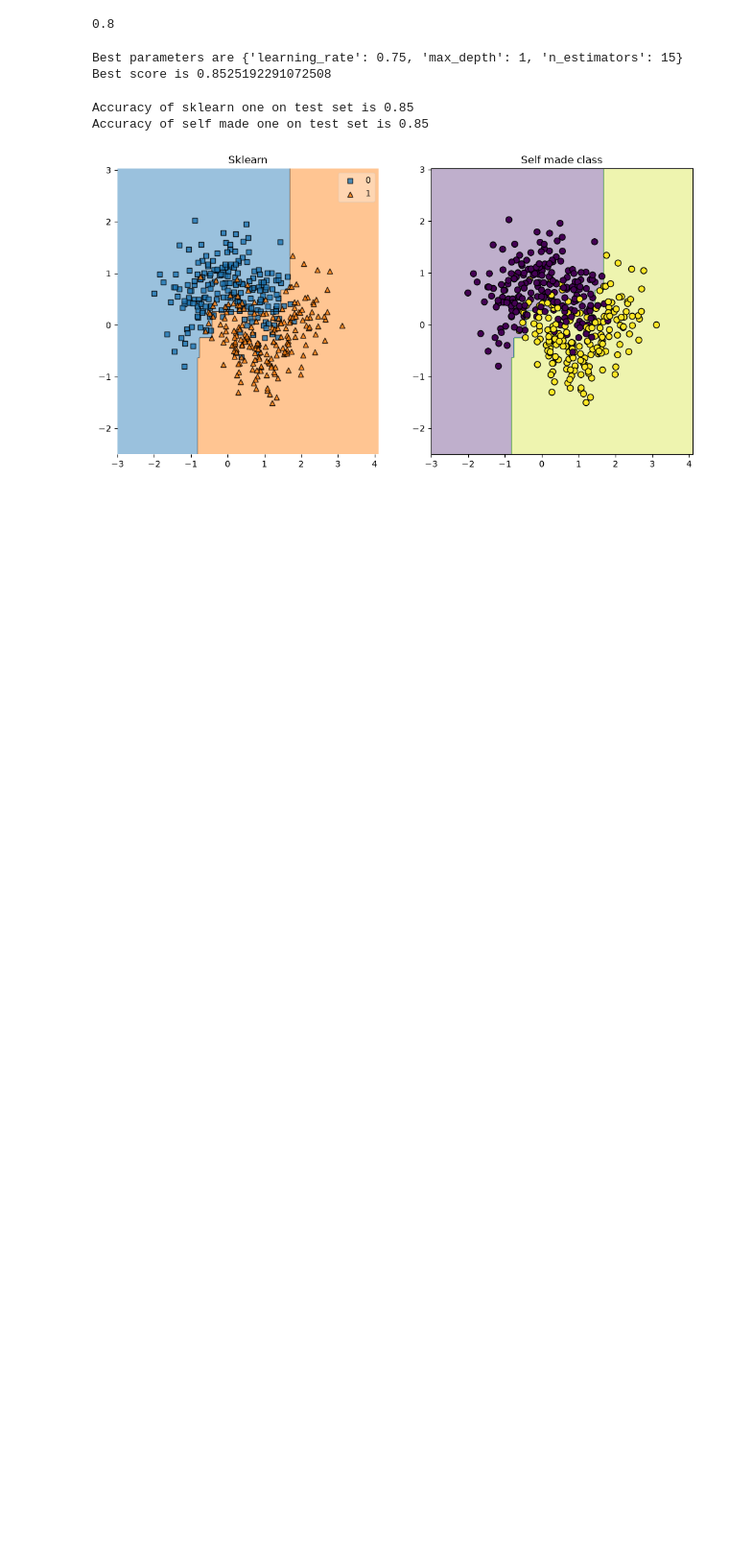
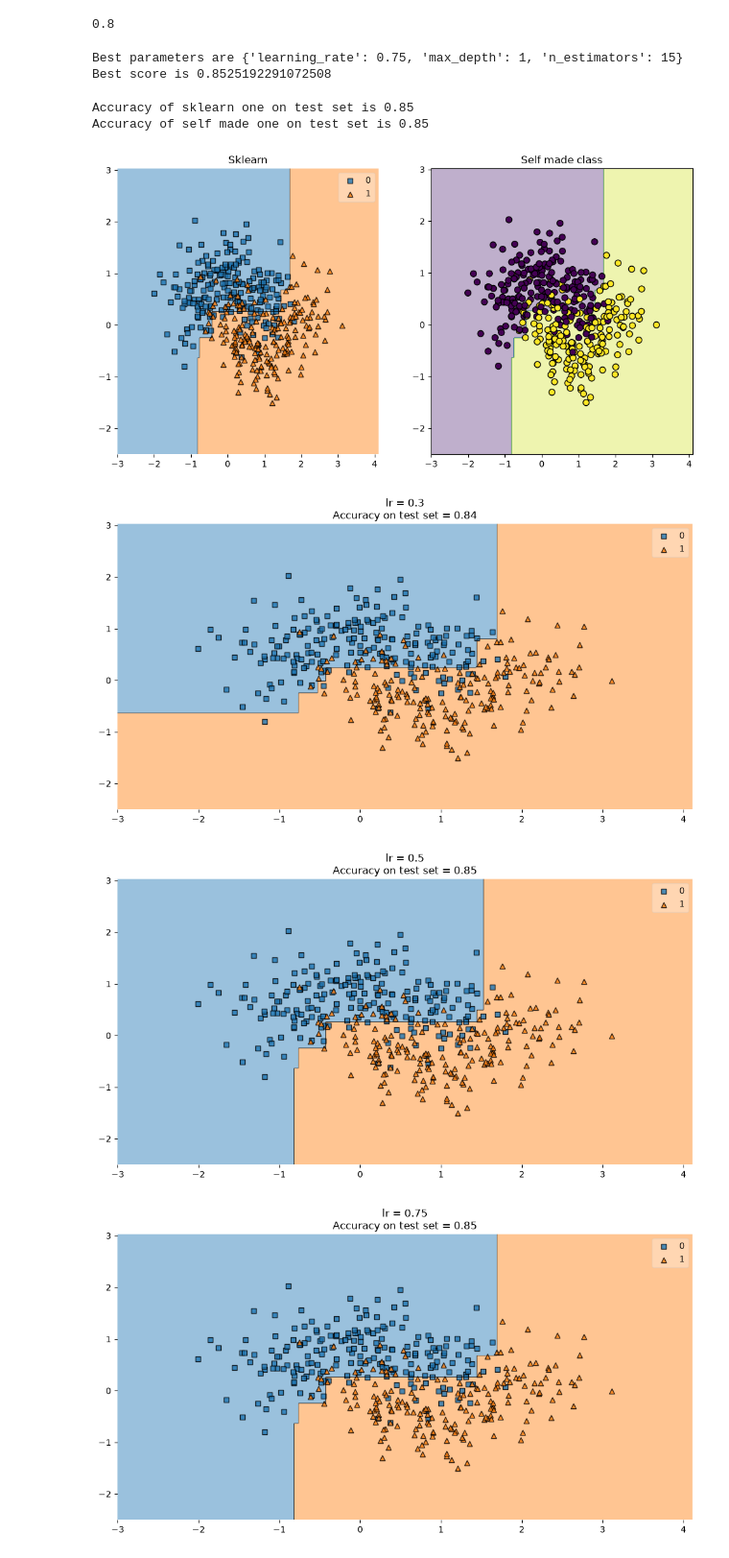
Before and after one commit to amanml2026/Ensemble-methods, a Jupyter notebook: GradientBoostClassifier.ipynb, the cells around one changed output. Shown at 96% size. Saved outputs shown, nothing was run; the diff lists cells and outputs as text; code cells hidden in the pictures; blank space fills up the shorter version.

Commit message:
Checked decision boundaries for different values of learning rate.

```diff
--- a/GradientBoostClassifier.ipynb
+++ b/GradientBoostClassifier.ipynb
@@ -170,3 +170,17 @@ plt.title("Self made class")
 plot_decision_boundary(est2,x_train,y_train)
 # %% [output]
 [figure]
+# %%
+# Plotting for different learning rates to see change in decision boundary:
+lrs = [0.3,0.5,0.75,1.0,1.5,2.0]
+for lr in lrs:
+    clf = GradientBoostingClassifier(n_estimators=15,max_depth=1,learning_rate=lr)
+    clf.fit(x_train,y_train)
+    accuracy = accuracy_score(y_test,clf.predict(x_test))
+    plt.figure(figsize=(12,6))
+    plot_decision_regions(x_train,y_train,clf)
+    plt.title(f"lr = {lr}\nAccuracy on test set = {accuracy}")
+# %% [output]
+[figure, added]
+[figure, added]
+[figure, added]
```
Also changed, not shown: parts of 1 cell of this notebook.
